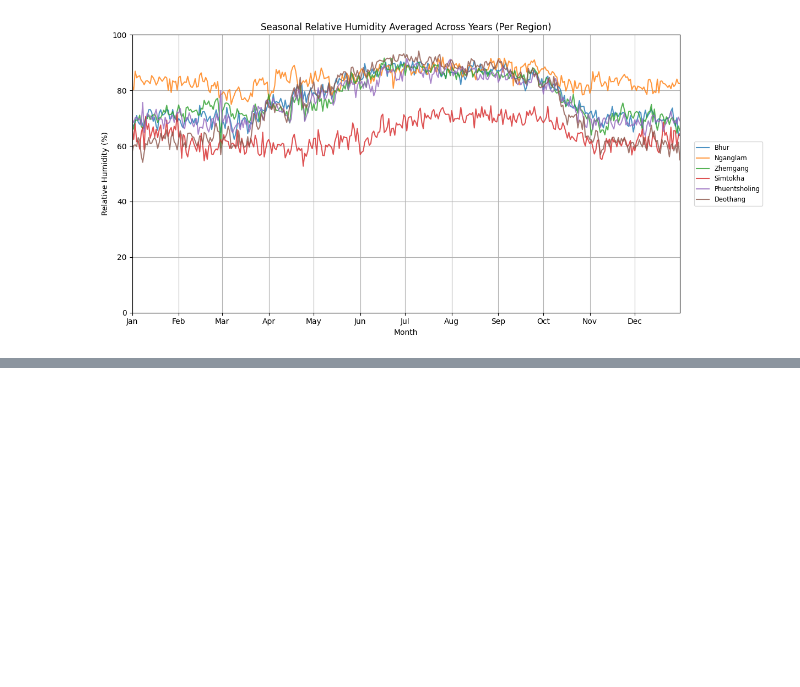
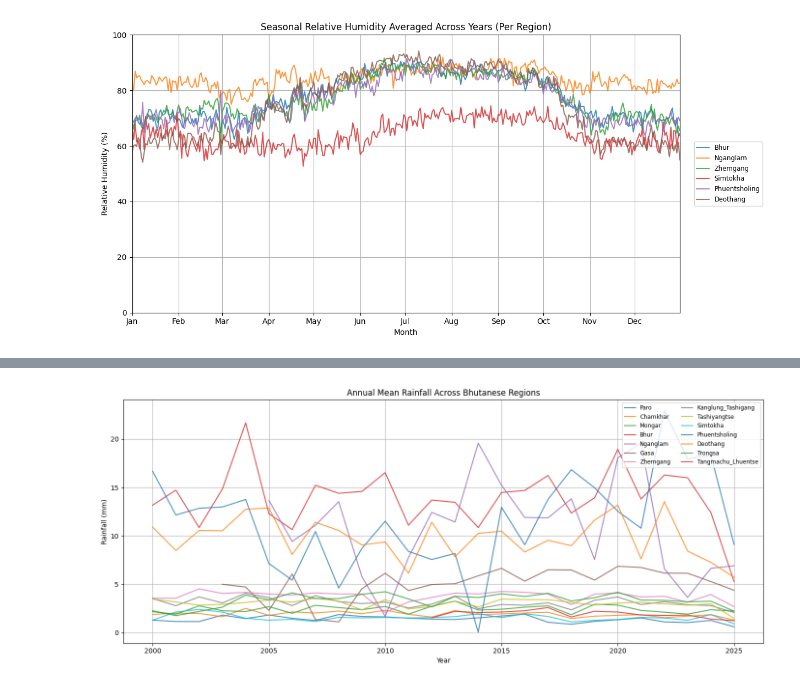
Before and after one commit to marlon-cooh/bhutan_climate_modeling, a Jupyter notebook: code/bhutan_met_data_03_plot.ipynb, the cells around one changed output, grey strips where cells are left out. Drawn from its saved outputs; the diff is of its cells as text; code cells hidden in the pictures; blank space fills up the shorter version.

```diff
--- a/code/bhutan_met_data_02_plot.ipynb
+++ b/code/bhutan_met_data_03_plot.ipynb
@@ -242,0 +317,28 @@ plt.show()
+# %%
+# Annual average rainfall plot for all regions
+plt.figure(figsize=(14, 6))
+
+for region, df in region_data.items():
+    if 'Date' in df.columns and 'Rainfall' in df.columns:
+        df = df.sort_values('Date')
+        df = df.dropna(subset=['Date', 'Rainfall'])
+
+        # Extract year
+        df['Year'] = df['Date'].dt.year
+
+        # Compute annual mean rainfall (NaNs are skipped by default)
+        annual_avg = df.groupby('Year')['Rainfall'].mean()
+
+        # Plot
+        plt.plot(annual_avg.index, annual_avg.values, label=region, alpha=0.8)
+
+# Finalize plot
+plt.title("Annual Mean Rainfall Across Bhutanese Regions")
+plt.xlabel("Year")
+plt.ylabel("Rainfall (mm)")
+plt.legend(loc='upper right', fontsize='small', ncol=2)
+plt.grid(True)
+plt.tight_layout()
+plt.show()
+# %% [output]
+[figure, added]
```
Also changed, not shown: parts of 8 cells of this notebook, 1 other file.
